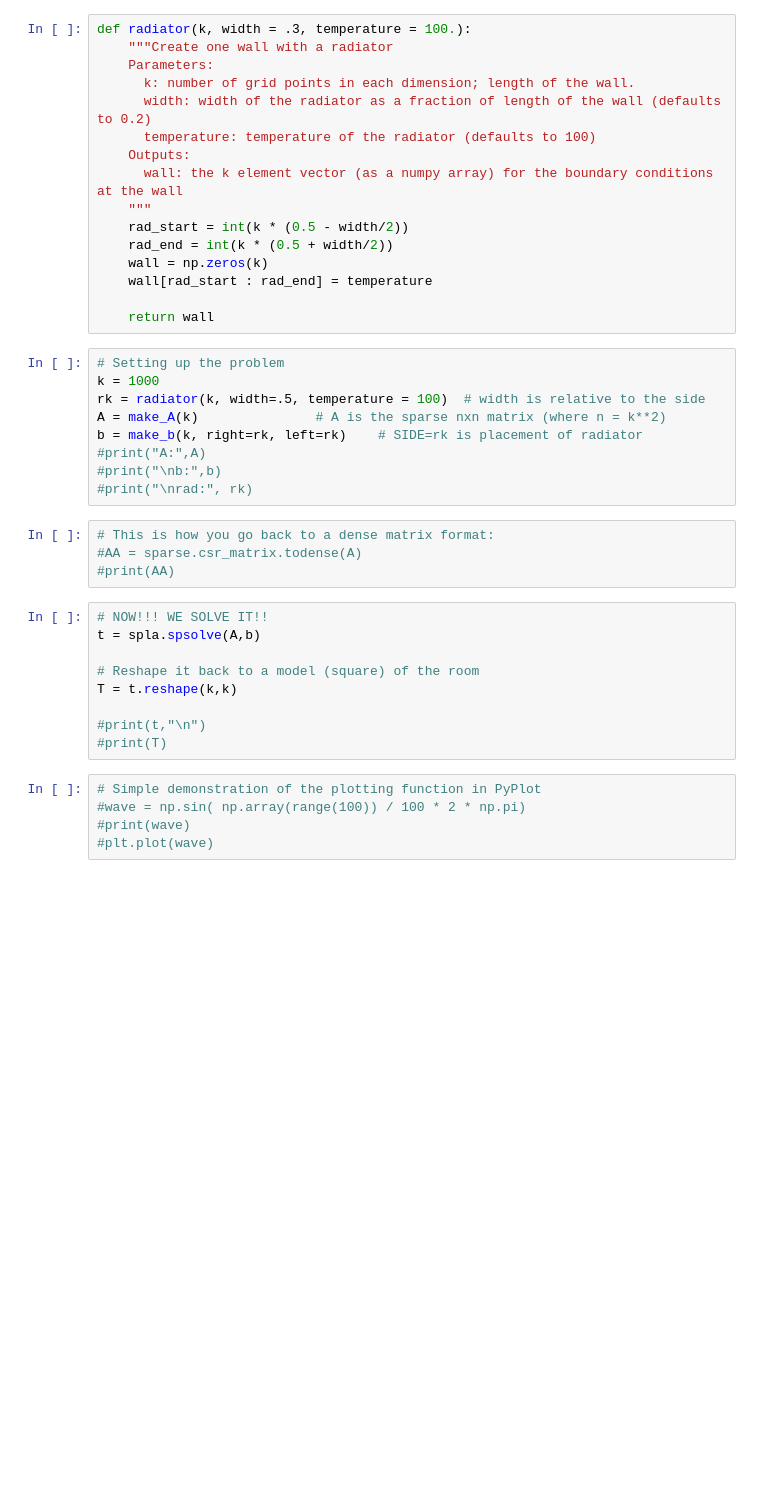
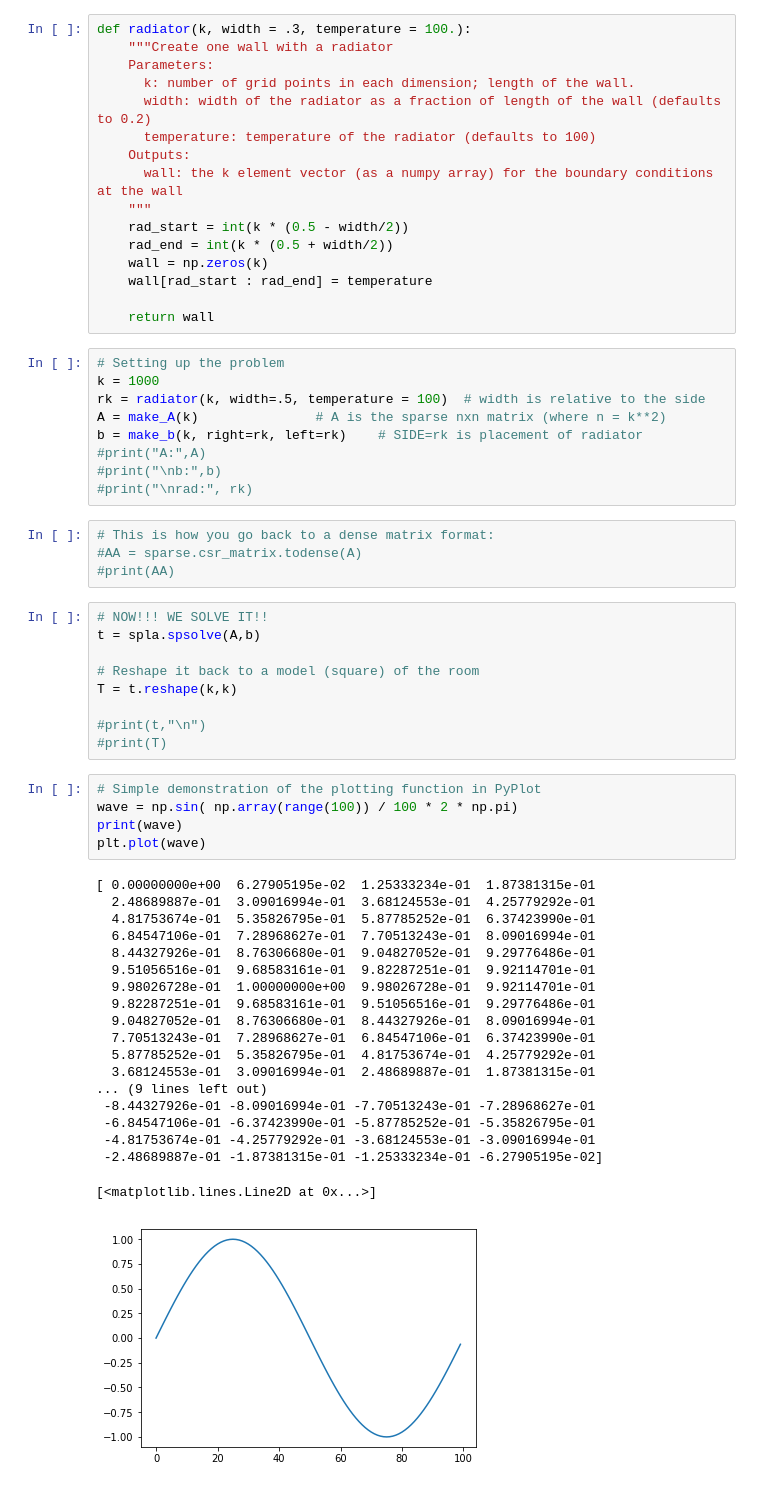
Before and after one commit to jayleenli/s19-lecture-files, a Jupyter notebook: 04.18/lect06.ipynb, the cells around one changed output. Drawn from its saved outputs; the diff is of its cells as text; blank space fills up the shorter version.

```diff
--- a/04.18/lect06.ipynb
+++ b/04.18/lect06.ipynb
@@ -136,9 +152,29 @@ T = t.reshape(k,k)
 #print(T)
 # %%
 # Simple demonstration of the plotting function in PyPlot
-#wave = np.sin( np.array(range(100)) / 100 * 2 * np.pi)
-#print(wave)
-#plt.plot(wave)
+wave = np.sin( np.array(range(100)) / 100 * 2 * np.pi)
+print(wave)
+plt.plot(wave)
+# %% [output]
+[ 0.00000000e+00  6.27905195e-02  1.25333234e-01  1.87381315e-01
+  2.48689887e-01  3.09016994e-01  3.68124553e-01  4.25779292e-01
+  4.81753674e-01  5.35826795e-01  5.87785252e-01  6.37423990e-01
+  6.84547106e-01  7.28968627e-01  7.70513243e-01  8.09016994e-01
+  8.44327926e-01  8.76306680e-01  9.04827052e-01  9.29776486e-01
+  9.51056516e-01  9.68583161e-01  9.82287251e-01  9.92114701e-01
+  9.98026728e-01  1.00000000e+00  9.98026728e-01  9.92114701e-01
+  9.82287251e-01  9.68583161e-01  9.51056516e-01  9.29776486e-01
+  9.04827052e-01  8.76306680e-01  8.44327926e-01  8.09016994e-01
+  7.70513243e-01  7.28968627e-01  6.84547106e-01  6.37423990e-01
+  5.87785252e-01  5.35826795e-01  4.81753674e-01  4.25779292e-01
+  3.68124553e-01  3.09016994e-01  2.48689887e-01  1.87381315e-01
+... (9 lines left out)
+ -8.44327926e-01 -8.09016994e-01 -7.70513243e-01 -7.28968627e-01
+ -6.84547106e-01 -6.37423990e-01 -5.87785252e-01 -5.35826795e-01
+ -4.81753674e-01 -4.25779292e-01 -3.68124553e-01 -3.09016994e-01
+ -2.48689887e-01 -1.87381315e-01 -1.25333234e-01 -6.27905195e-02]
+[<matplotlib.lines.Line2D at 0x...>]
+[figure, added]
 # %%
 # Prep the plotter...
 # Plot just a 2D image
```
Also changed, not shown: parts of 4 cells of this notebook, 2 other files.
